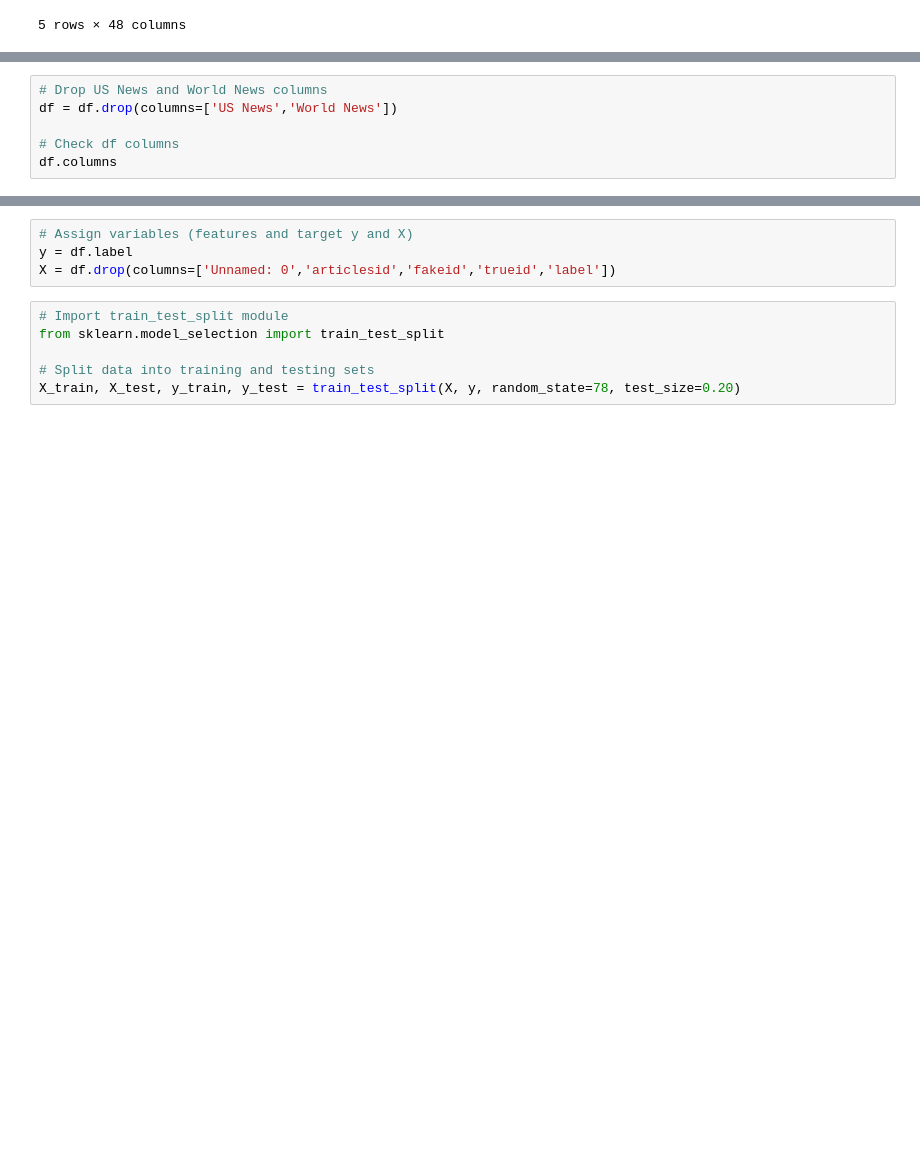
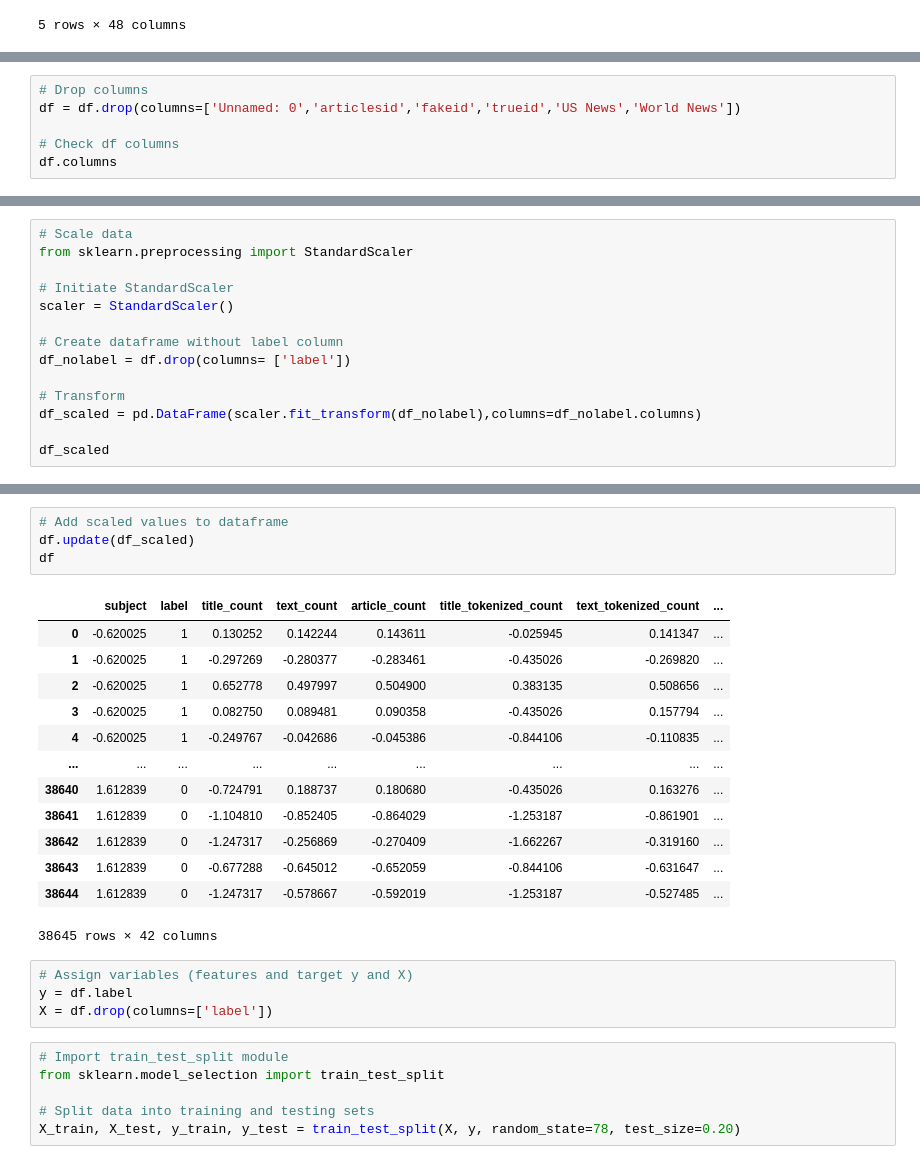
Before and after one commit to NoraYounes/Fake_News_Detection, a Jupyter notebook: Machine Learning/ml_testing.ipynb, the cells around one changed output, grey strips where cells are left out. Cells and saved outputs as stored; diff of their text form; blank space fills up the shorter version.

```diff
--- a/Machine Learning/ml_testing.ipynb
+++ b/Machine Learning/ml_testing.ipynb
@@ -43,6 +22,0 @@ Name: subject, Length: 38645, dtype: int64
-# %%
-# Drop US News and World News columns
-df = df.drop(columns=['US News','World News'])
-
-# Check df columns
-df.columns
@@ -56,0 +44,6 @@ Index(['Unnamed: 0', 'articlesid', 'fakeid', 'trueid', 'subject', 'label',
+# %%
+# Drop columns
+df = df.drop(columns=['Unnamed: 0','articlesid','fakeid','trueid','US News','World News'])
+
+# Check df columns
+df.columns
@@ -75,3 +76,17 @@ UH                         float64
 WP$                        float64
 POS                        float64
 dtype: object
+# %%
+# Scale data
+from sklearn.preprocessing import StandardScaler
+
+# Initiate StandardScaler
+scaler = StandardScaler()
+
+# Create dataframe without label column
+df_nolabel = df.drop(columns= ['label'])
+
+# Transform
+df_scaled = pd.DataFrame(scaler.fit_transform(df_nolabel),columns=df_nolabel.columns)
+
+df_scaled
@@ -78,7 +107,25 @@ dtype: object
+# %%
+# Add scaled values to dataframe
+df.update(df_scaled)
+df
+# %% [output]
+|  | subject | label | title_count | text_count | article_count | title_tokenized_count | text_tokenized_count | ... |
+| 0 | -0.620025 | 1 | 0.130252 | 0.142244 | 0.143611 | -0.025945 | 0.141347 | ... |
+| 1 | -0.620025 | 1 | -0.297269 | -0.280377 | -0.283461 | -0.435026 | -0.269820 | ... |
+| 2 | -0.620025 | 1 | 0.652778 | 0.497997 | 0.504900 | 0.383135 | 0.508656 | ... |
+| 3 | -0.620025 | 1 | 0.082750 | 0.089481 | 0.090358 | -0.435026 | 0.157794 | ... |
+| 4 | -0.620025 | 1 | -0.249767 | -0.042686 | -0.045386 | -0.844106 | -0.110835 | ... |
+| ... | ... | ... | ... | ... | ... | ... | ... | ... |
+| 38640 | 1.612839 | 0 | -0.724791 | 0.188737 | 0.180680 | -0.435026 | 0.163276 | ... |
+| 38641 | 1.612839 | 0 | -1.104810 | -0.852405 | -0.864029 | -1.253187 | -0.861901 | ... |
+| 38642 | 1.612839 | 0 | -1.247317 | -0.256869 | -0.270409 | -1.662267 | -0.319160 | ... |
+| 38643 | 1.612839 | 0 | -0.677288 | -0.645012 | -0.652059 | -0.844106 | -0.631647 | ... |
+| 38644 | 1.612839 | 0 | -1.247317 | -0.578667 | -0.592019 | -1.253187 | -0.527485 | ... |
+38645 rows × 42 columns
 # %%
 # Assign variables (features and target y and X)
 y = df.label
-X = df.drop(columns=['Unnamed: 0','articlesid','fakeid','trueid','label'])
+X = df.drop(columns=['label'])
 # %%
 # Import train_test_split module
 from sklearn.model_selection import train_test_split
```
Also changed, not shown: parts of 12 cells of this notebook.
